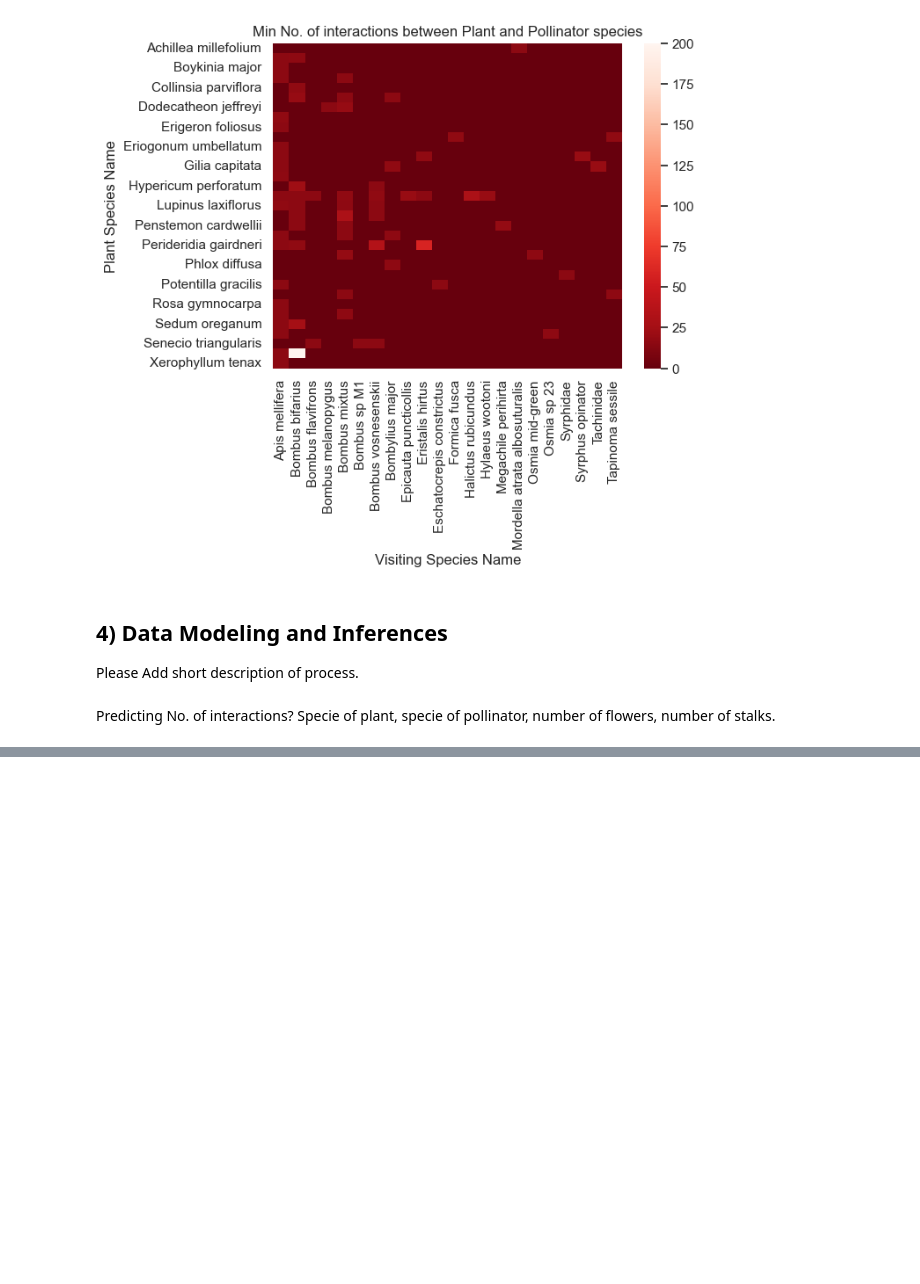
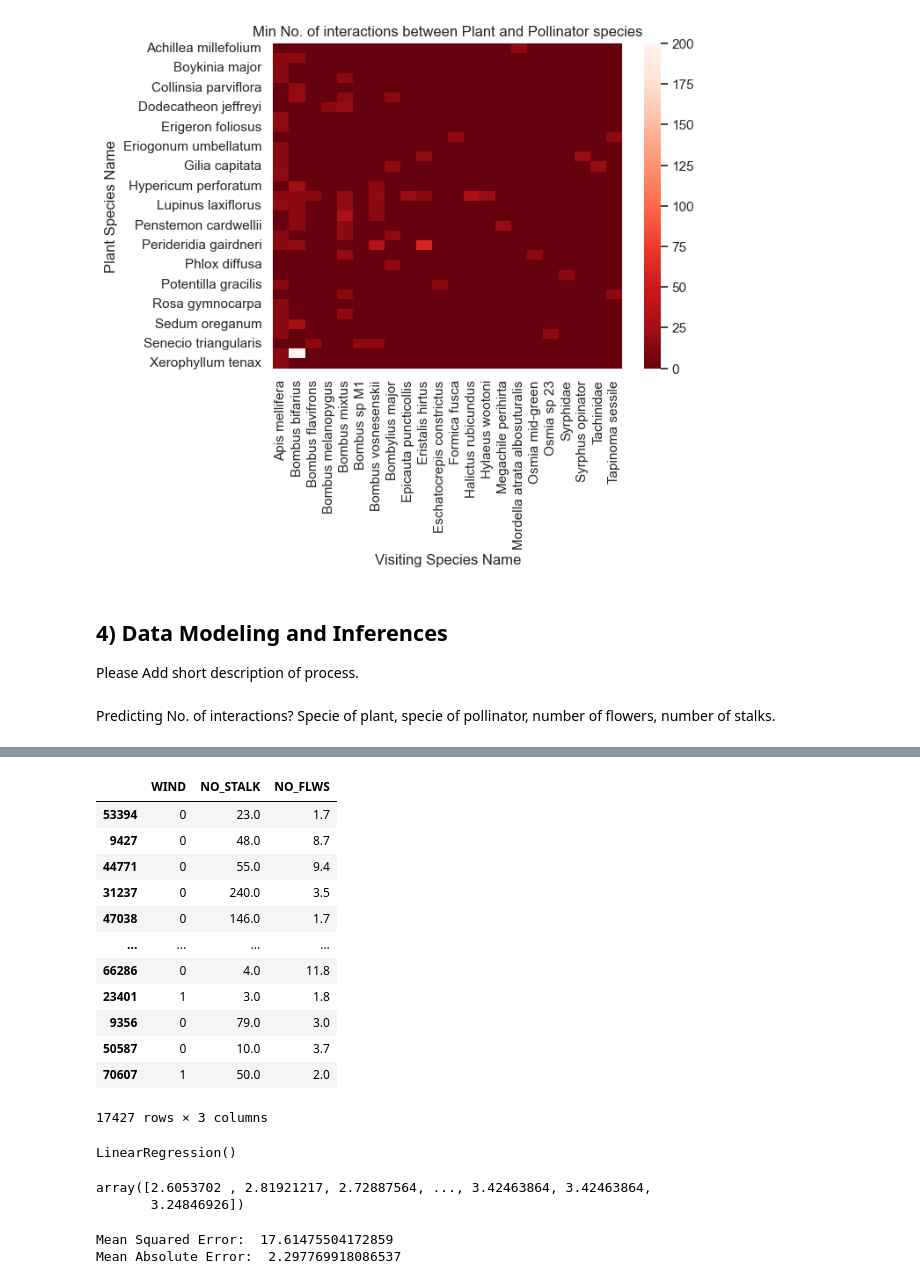
Before and after one commit to AlexandreSeb97/data200-fall22, a Jupyter notebook: analysis.ipynb, the cells around one changed output, grey strips where cells are left out. Drawn from its saved outputs; the diff is of its cells as text; code cells hidden in the pictures; blank space fills up the shorter version.

Commit message:
simple regression model

```diff
--- a/analysis.ipynb
+++ b/analysis.ipynb
@@ -367,0 +392,40 @@ Predicting No. of interactions? Specie of plant, specie of pollinator, number of
+# %%
+# Train/Test split
+
+X_train, X_test, y_train, y_test = train_test_split(X, y, test_size=0.3, random_state=42)
+X_train
+# %% [output]
+|  | WIND | NO_STALK | NO_FLWS |
+| 53394 | 0 | 23.0 | 1.7 |
+| 9427 | 0 | 48.0 | 8.7 |
+| 44771 | 0 | 55.0 | 9.4 |
+| 31237 | 0 | 240.0 | 3.5 |
+| 47038 | 0 | 146.0 | 1.7 |
+| ... | ... | ... | ... |
+| 66286 | 0 | 4.0 | 11.8 |
+| 23401 | 1 | 3.0 | 1.8 |
+| 9356 | 0 | 79.0 | 3.0 |
+| 50587 | 0 | 10.0 | 3.7 |
+| 70607 | 1 | 50.0 | 2.0 |
+17427 rows × 3 columns
+# %%
+# Model initializaition
+model = LinearRegression()
+# Fit model
+model.fit(X_train, y_train)
+# %% [output]
+LinearRegression()
+# %%
+# predictions
+
+pred = model.predict(X_test)
+pred
+# %% [output]
+array([2.6053702 , 2.81921217, 2.72887564, ..., 3.42463864, 3.42463864,
+       3.24846926])
+# %%
+print('Mean Squared Error: ', mean_squared_error(y_test, pred))
+print('Mean Absolute Error: ', mean_absolute_error(y_test, pred))
+# %% [output]
+Mean Squared Error:  17.61475504172859
+Mean Absolute Error:  2.297769918086537
```
Also changed, not shown: parts of 7 cells of this notebook.
